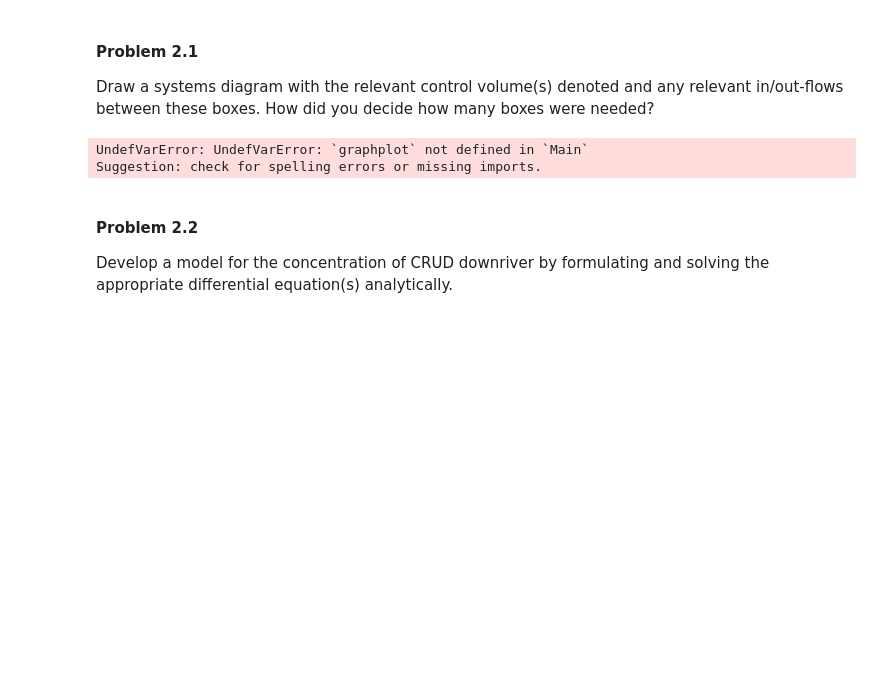
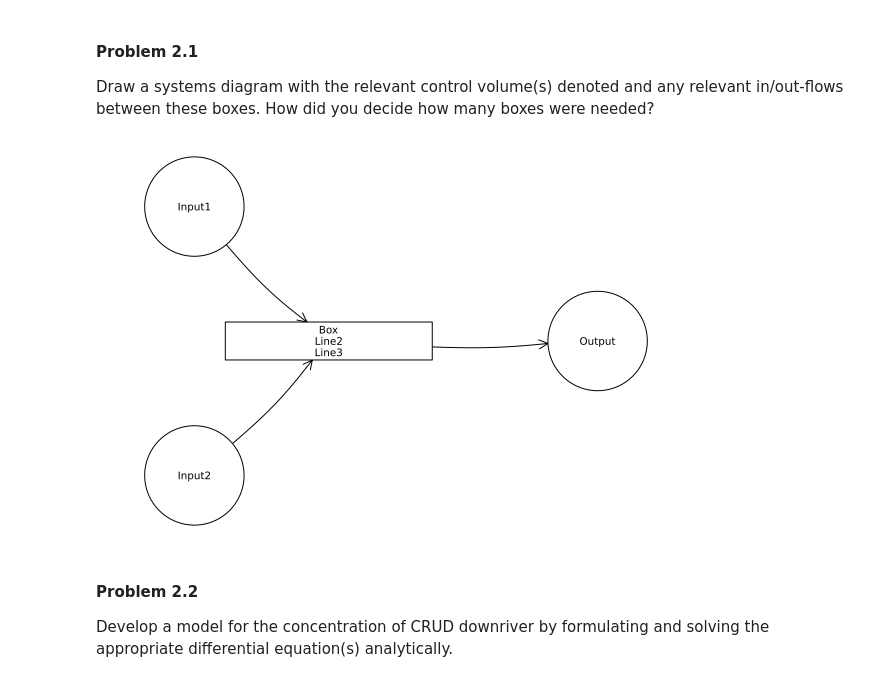
Before and after one commit to BEE4750-FA25/hw2-sarah-nathan, a Jupyter notebook: hw02.ipynb, the cells around one changed output. Saved outputs shown, nothing was run; the diff lists cells and outputs as text; code cells hidden in the pictures; blank space fills up the shorter version.

```diff
--- a/hw02.ipynb
+++ b/hw02.ipynb
@@ -94,29 +93,25 @@ Draw a systems diagram with the relevant control volume(s) denoted and
 any relevant in/out-flows between these boxes. How did you decide how
 many boxes were needed?
 # %%
-# Node label
-names = ["My Box"]
+A = [
+    0 0 1 0;
+    0 0 1 0;
+    0 0 0 1;
+    0 0 0 0
+]
 
-# Node shape and position
-shapes = [:rect]
-xpos   = [0]
-ypos   = [0]
-
-# Draw the graph
-p = graphplot(
+graphplot(
     A,
-    names        = names,
-    markersize   = 0.3,
-    markershapes = shapes,
-    markercolor  = :lightblue,
-    x            = xpos,
-    y            = ypos
+    names = ["Input1", "Input2", "Box\nLine2\nLine3", "Output"],
+    nodeshape = [:circle, :circle, :rect, :circle],
+    nodecolor = :white,
+    markersize  = 0.3,
+    x = [-1.0, -1.0, 0.0, 2.0],
+    y = [1.0, -1.0, 0.0, 0.0],
+    arrow = true
 )
-
-display(p)
 # %% [output]
-UndefVarError: UndefVarError: `graphplot` not defined in `Main`
-Suggestion: check for spelling errors or missing imports.
+[figure, added]
 # %% [markdown]
 #### Problem 2.2
 
```
Also changed, not shown: parts of 2 cells of this notebook, 2 other files.
